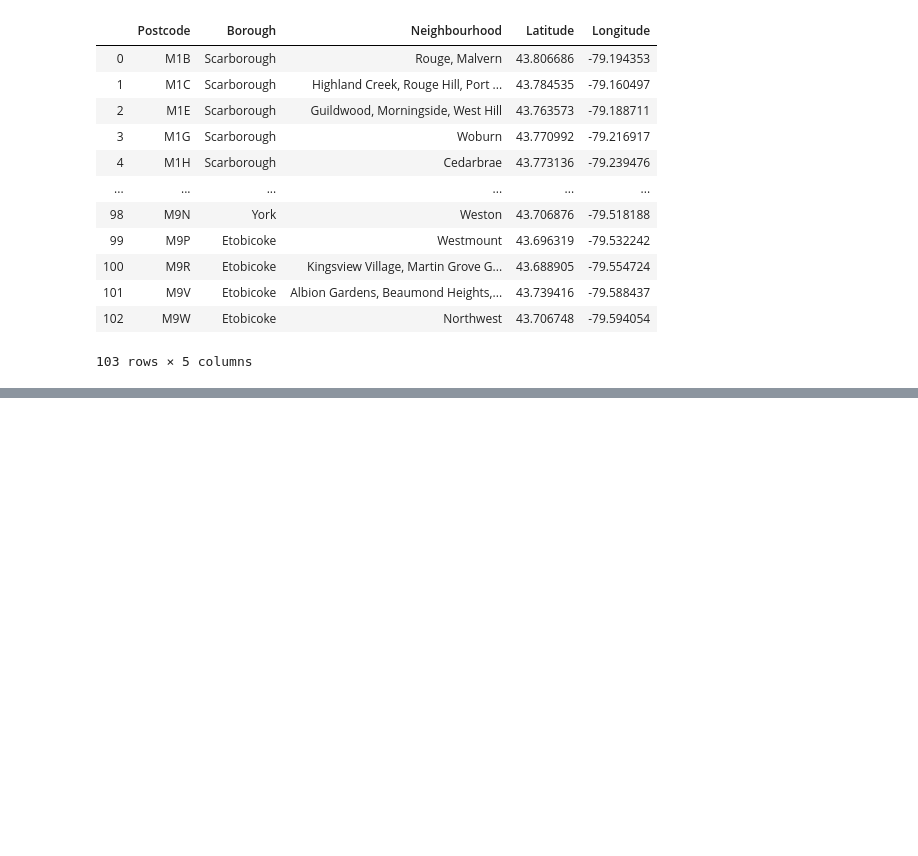
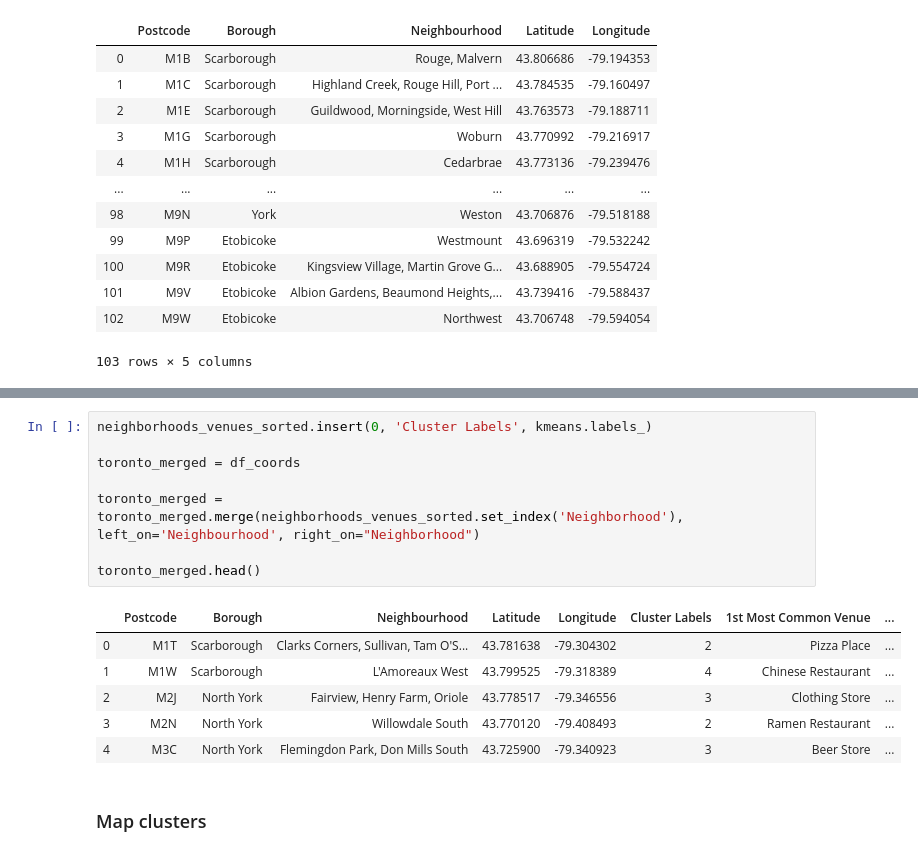
Before and after one commit to anneadb/Coursera_Capstone, a Jupyter notebook: Data_Science_Capstone.ipynb, the cells around one changed output, grey strips where cells are left out. Cells and saved outputs as stored; diff of their text form; blank space fills up the shorter version.

```diff
--- a/Data_Science_Capstone.ipynb
+++ b/Data_Science_Capstone.ipynb
@@ -97,0 +357,17 @@ df_coords.to_csv("df_coords.csv")
+# %%
+neighborhoods_venues_sorted.insert(0, 'Cluster Labels', kmeans.labels_)
+
+toronto_merged = df_coords
+
+toronto_merged = toronto_merged.merge(neighborhoods_venues_sorted.set_index('Neighborhood'), left_on='Neighbourhood', right_on="Neighborhood")
+
+toronto_merged.head()
+# %% [output]
+|  | Postcode | Borough | Neighbourhood | Latitude | Longitude | Cluster Labels | 1st Most Common Venue | ... |
+| 0 | M1T | Scarborough | Clarks Corners, Sullivan, Tam O'S... | 43.781638 | -79.304302 | 2 | Pizza Place | ... |
+| 1 | M1W | Scarborough | L'Amoreaux West | 43.799525 | -79.318389 | 4 | Chinese Restaurant | ... |
+| 2 | M2J | North York | Fairview, Henry Farm, Oriole | 43.778517 | -79.346556 | 3 | Clothing Store | ... |
+| 3 | M2N | North York | Willowdale South | 43.770120 | -79.408493 | 2 | Ramen Restaurant | ... |
+| 4 | M3C | North York | Flemingdon Park, Don Mills South | 43.725900 | -79.340923 | 3 | Beer Store | ... |
+# %% [markdown]
+### Map clusters
```
Also changed, not shown: parts of 39 cells of this notebook, 1 other file.
